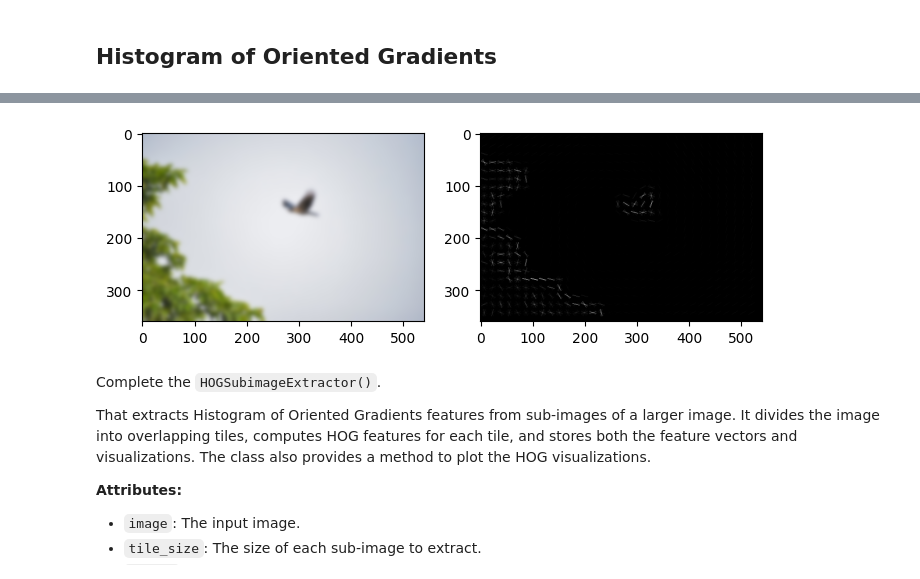
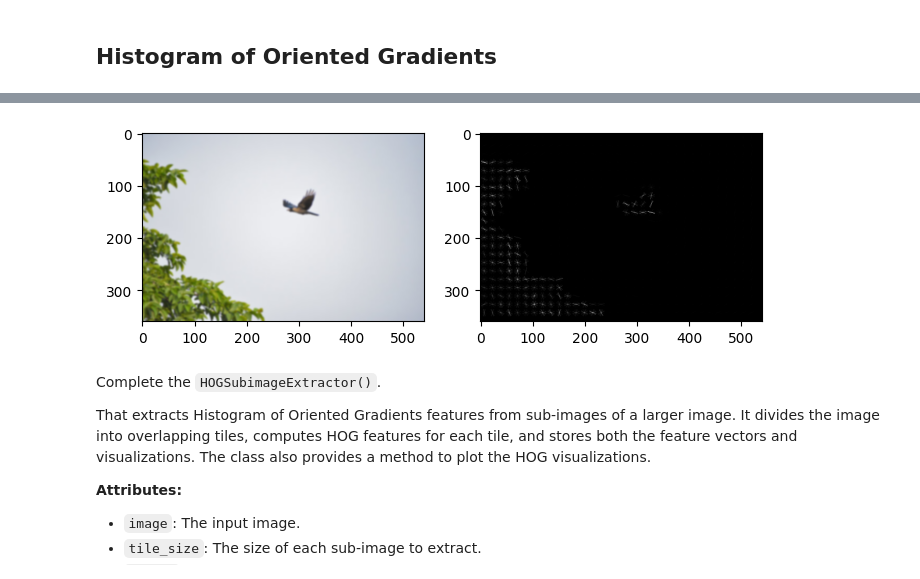
Before and after one commit to sitthatot/Lab4_Image-Segmentation, a Jupyter notebook: Lab4_Image Segmentation.ipynb, the cells around one changed output, grey strips where cells are left out. Drawn from its saved outputs; the diff is of its cells as text; code cells hidden in the pictures.

```diff
--- a/Lab4_Image Segmentation.ipynb
+++ b/Lab4_Image Segmentation.ipynb
@@ -47,25 +47,25 @@ Blur the image then apply to the [`hog()`](<https://scikit-image.org/docs/stable
 </details>
 # %%
 ### START CODE HERE ###
-blurry_image = cv2.GaussianBlur(image, (25, 25), 0)
+blurry_image = cv2.GaussianBlur(image, (7, 7), 0)
 fd, hog_image = hog(blurry_image,
     orientations=8,
     pixels_per_cell=(16, 16),
     cells_per_block=(1, 1),
     visualize=True,
     channel_axis=-1,
     )
 
 fig, axs = plt.subplots(1,2, figsize=(8, 4))
 axs[0].imshow(blurry_image)
 axs[1].imshow(hog_image, cmap='gray')
 plt.show()
 
 
 
 ### END CODE HERE ###
 # %% [output]
-[figure, old version]
+[figure, new version]
 # %% [markdown]
 Complete the `HOGSubimageExtractor()`.
 
```
Also changed, not shown: parts of 9 cells of this notebook, 1 other file.
